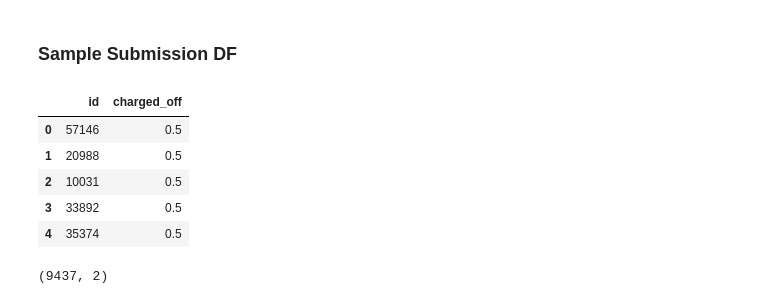
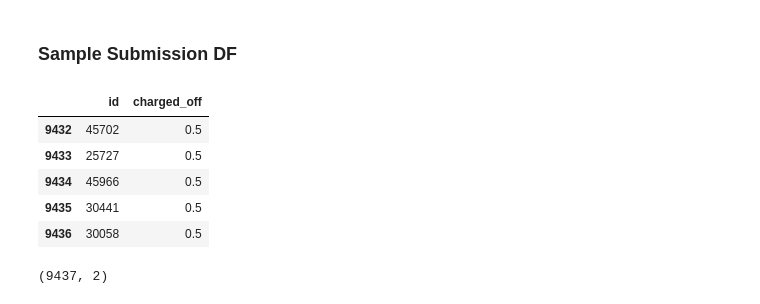
Before and after one commit to bloominstituteoftechnology/DS-Unit-4-Sprint-1-Tree-Ensembles, a Jupyter notebook: ds1-tree-ensembles/TreeEnsembles_Competition_Assignment.ipynb, the cells around one changed output. Cells and saved outputs as stored; diff of their text form; code cells hidden in the pictures.

```diff
--- a/ds1-tree-ensembles/TreeEnsembles_Competition_Assignment.ipynb
+++ b/ds1-tree-ensembles/TreeEnsembles_Competition_Assignment.ipynb
@@ -70,14 +55,14 @@ test.shape
 # %%
 sample_submission = pd.read_csv('sample_submission.csv')
 # %%
-sample_submission.head()
+sample_submission.tail()
 # %% [output]
 |  | id | charged_off |
-| 0 | 57146 | 0.5 |
-| 1 | 20988 | 0.5 |
-| 2 | 10031 | 0.5 |
-| 3 | 33892 | 0.5 |
-| 4 | 35374 | 0.5 |
+| 9432 | 45702 | 0.5 |
+| 9433 | 25727 | 0.5 |
+| 9434 | 45966 | 0.5 |
+| 9435 | 30441 | 0.5 |
+| 9436 | 30058 | 0.5 |
 # %%
 sample_submission.shape
 # %% [output]
```
Also changed, not shown: parts of 95 cells of this notebook.
